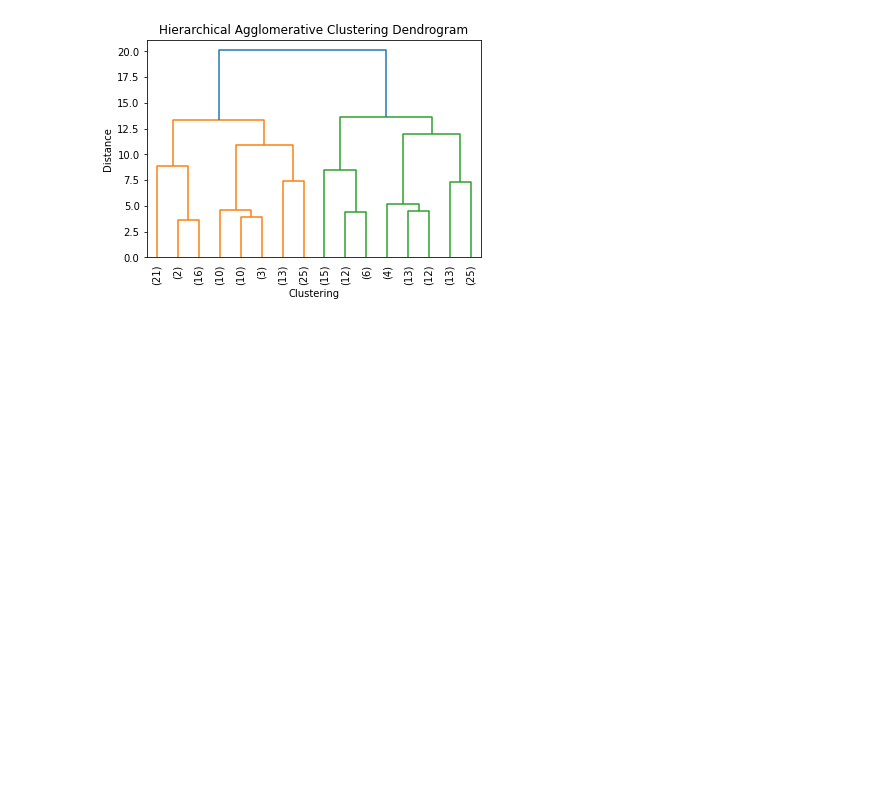
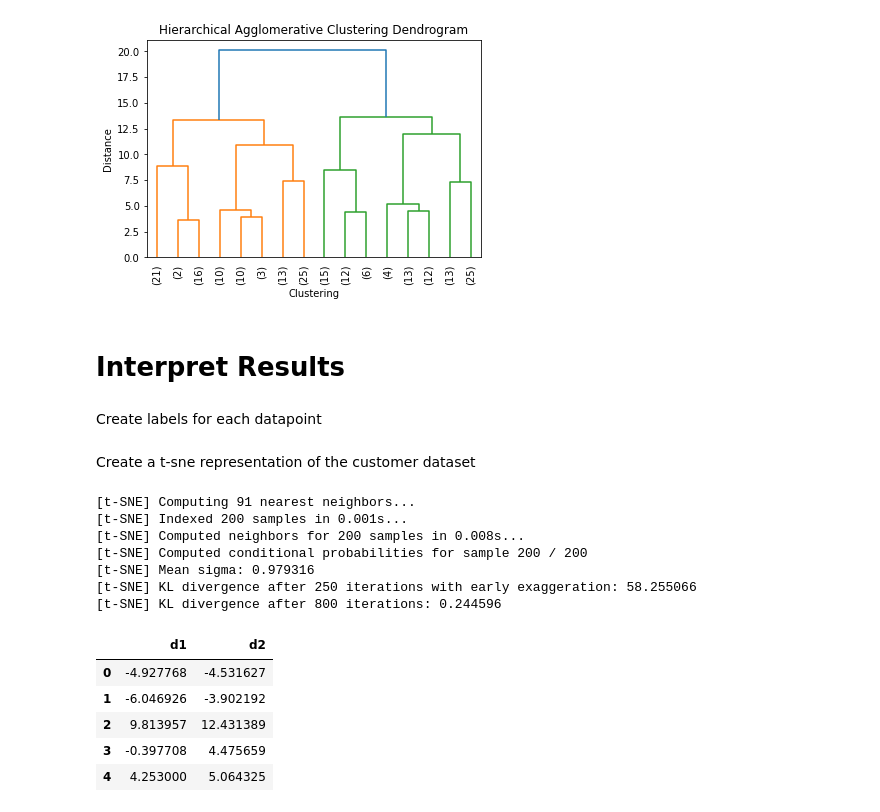
Before and after one commit to blantj/customer_clustering, a Jupyter notebook: modeling.ipynb, the cells around one changed output. Cells and saved outputs as stored; diff of their text form; code cells hidden in the pictures; blank space fills up the shorter version.

Commit message:
Interpret results

```diff
--- a/modeling.ipynb
+++ b/modeling.ipynb
@@ -207,3 +209,7 @@ plt.ylabel('Distance')
 # %% [output]
 Text(0, 0.5, 'Distance')
 [figure]
+# %% [markdown]
+# Interpret Results
+# %% [markdown]
+Create labels for each datapoint
@@ -209,0 +220,21 @@ Text(0, 0.5, 'Distance')
+# %% [markdown]
+Create a t-sne representation of the customer dataset
+# %%
+clustered_tsne = TSNE(n_components=2, verbose=1, perplexity=30, n_iter=2000)
+clustered_tsne_output = clustered_tsne.fit_transform(df)
+clustered_tsne_df = pd.DataFrame(clustered_tsne_output, columns = ['d1', 'd2'])
+clustered_tsne_df.head()
+# %% [output]
+[t-SNE] Computing 91 nearest neighbors...
+[t-SNE] Indexed 200 samples in 0.001s...
+[t-SNE] Computed neighbors for 200 samples in 0.008s...
+[t-SNE] Computed conditional probabilities for sample 200 / 200
+[t-SNE] Mean sigma: 0.979316
+[t-SNE] KL divergence after 250 iterations with early exaggeration: 58.255066
+[t-SNE] KL divergence after 800 iterations: 0.244596
+|  | d1 | d2 |
+| 0 | -4.927768 | -4.531627 |
+| 1 | -6.046926 | -3.902192 |
+| 2 | 9.813957 | 12.431389 |
+| 3 | -0.397708 | 4.475659 |
+| 4 | 4.253000 | 5.064325 |
```
Also changed, not shown: parts of 14 cells of this notebook.
